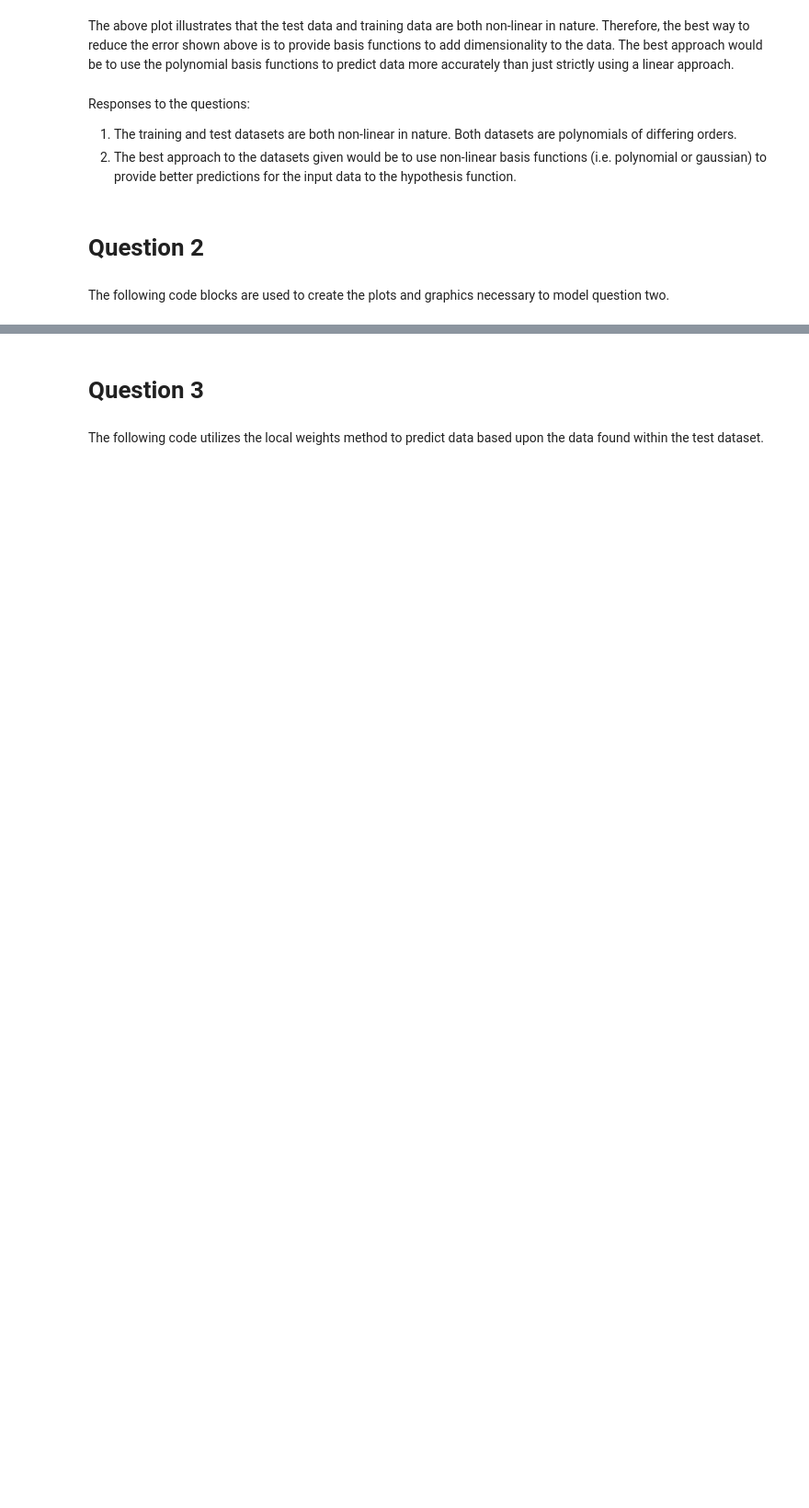
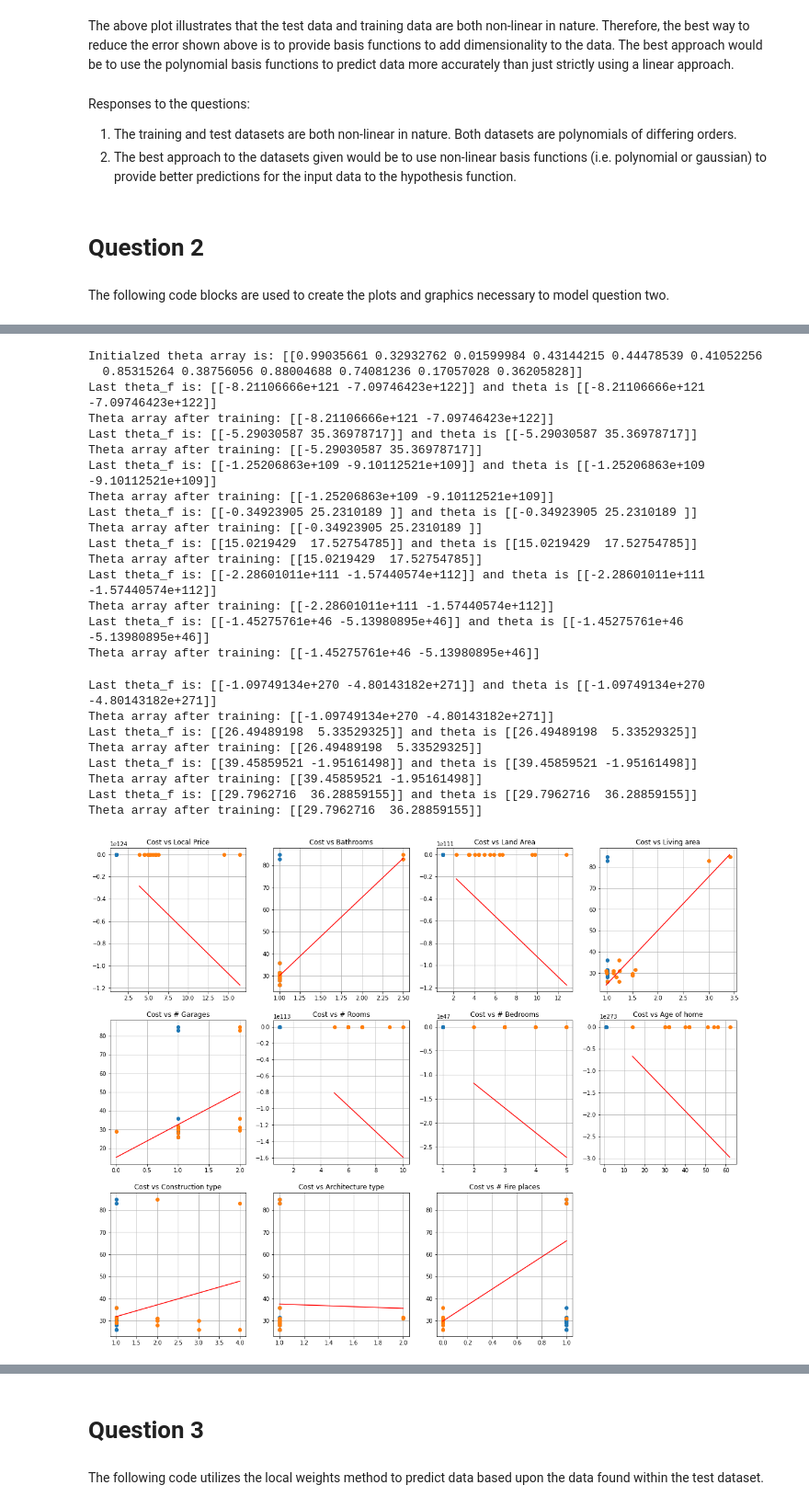
Before and after one commit to lrburle/ML_Assignment1, a Jupyter notebook: assignment1_LandonBurleson.ipynb, the cells around one changed output, grey strips where cells are left out. Shown at 92% size. Saved outputs shown, nothing was run; the diff lists cells and outputs as text; code cells hidden in the pictures; blank space fills up the shorter version.

```diff
--- a/assignment1_LandonBurleson.ipynb
+++ b/assignment1_LandonBurleson.ipynb
@@ -96,10 +96,12 @@ class assign1:
 	#Selects a feature set from the question 2 dataset
         def featureSelection(self, data, columns):
                 [m,n] = data.shape
-                data_out = np.ones((m, 1))
 
                 for i in columns:
-                        data_out = np.concatenate((data_out, data[:, i].reshape((m, 1))), axis=1)
+                        if i == 0:
+                                data_out = data[:, 0].reshape((m, 1))
+                        else:
+                                data_out = np.concatenate((data_out, data[:, i].reshape((m, 1))), axis=1)
 
                 return data_out
 
@@ -303 +297,61 @@ Theta array after training: [[0.94349445 0.60663727 0.32854695 0.58510611 0.6973
 [figure]
+# %%
+#Initialize the Parameters based upon the dimensionality of the training dataset
+iterations = 100
+theta_f = []
+error = []
+
+print(f'Initialzed theta array is: {a1.theta}')
+
+plt.figure(5, figsize=[20, 16])
+
+for i, s in enumerate(header):
+        x_train_i = a1.featureSelection(x_train, [0,i+1])
+
+        [n, m] = x_train_i.shape
+        a1.init_theta(1, m)
+        error.append(a1.costFunction(x_train_i, y_train))
+
+        for k in range(iterations): #Gradient Descent algorithm.
+                a1.gradientDescent(x_train_i, y_train)
+                x, h = a1.hypothesisDataGeneration(np.min(x_train_i[:, 1]),np.max(x_train_i[:,1]), order)
+                error.append(a1.costFunction(x_train_i, y_train))
+                epsilon = np.abs(error[-1] - error[-2])
+                if (epsilon < 10e-6):
+                        print('Convergence threshold met.')
+                        break
+        theta_f.append(a1.theta)
+        plt.subplot(3,4,i+1)
+        plt.plot(x_train_i, y_train, 'o', x, h, 'r-')
+        plt.title(f'Cost vs {s}')
+        plt.grid()
+
+        print(f'Theta array after training: {a1.theta}')
+
+plt.show()
+# %% [output]
+Initialzed theta array is: [[0.99035661 0.32932762 0.01599984 0.43144215 0.44478539 0.41052256
+  0.85315264 0.38756056 0.88004688 0.74081236 0.17057028 0.36205828]]
+Last theta_f is: [[-8.21106666e+121 -7.09746423e+122]] and theta is [[-8.21106666e+121 -7.09746423e+122]]
+Theta array after training: [[-8.21106666e+121 -7.09746423e+122]]
+Last theta_f is: [[-5.29030587 35.36978717]] and theta is [[-5.29030587 35.36978717]]
+Theta array after training: [[-5.29030587 35.36978717]]
+Last theta_f is: [[-1.25206863e+109 -9.10112521e+109]] and theta is [[-1.25206863e+109 -9.10112521e+109]]
+Theta array after training: [[-1.25206863e+109 -9.10112521e+109]]
+Last theta_f is: [[-0.34923905 25.2310189 ]] and theta is [[-0.34923905 25.2310189 ]]
+Theta array after training: [[-0.34923905 25.2310189 ]]
+Last theta_f is: [[15.0219429  17.52754785]] and theta is [[15.0219429  17.52754785]]
+Theta array after training: [[15.0219429  17.52754785]]
+Last theta_f is: [[-2.28601011e+111 -1.57440574e+112]] and theta is [[-2.28601011e+111 -1.57440574e+112]]
+Theta array after training: [[-2.28601011e+111 -1.57440574e+112]]
+Last theta_f is: [[-1.45275761e+46 -5.13980895e+46]] and theta is [[-1.45275761e+46 -5.13980895e+46]]
+Theta array after training: [[-1.45275761e+46 -5.13980895e+46]]
+Last theta_f is: [[-1.09749134e+270 -4.80143182e+271]] and theta is [[-1.09749134e+270 -4.80143182e+271]]
+Theta array after training: [[-1.09749134e+270 -4.80143182e+271]]
+Last theta_f is: [[26.49489198  5.33529325]] and theta is [[26.49489198  5.33529325]]
+Theta array after training: [[26.49489198  5.33529325]]
+Last theta_f is: [[39.45859521 -1.95161498]] and theta is [[39.45859521 -1.95161498]]
+Theta array after training: [[39.45859521 -1.95161498]]
+Last theta_f is: [[29.7962716  36.28859155]] and theta is [[29.7962716  36.28859155]]
+Theta array after training: [[29.7962716  36.28859155]]
+[figure, added]
```
Also changed, not shown: parts of 8 cells of this notebook.
